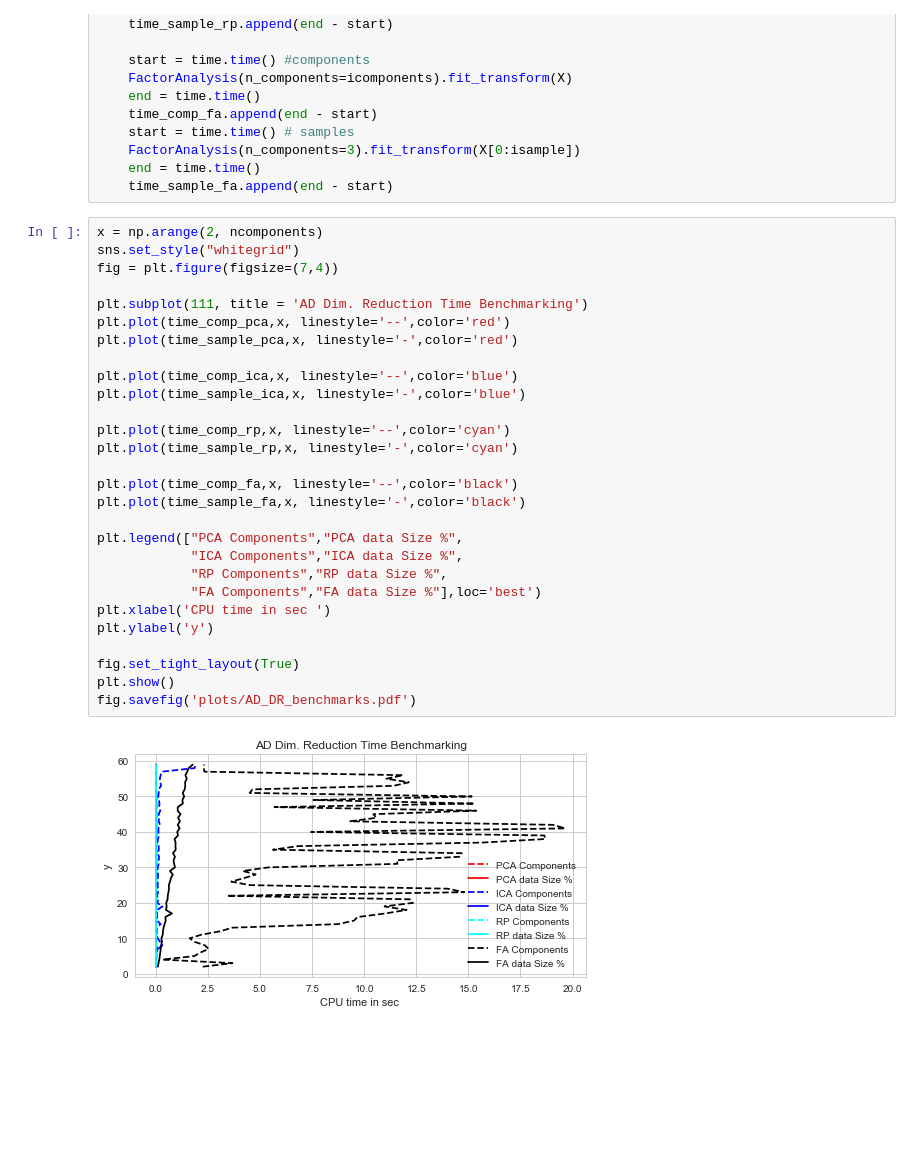
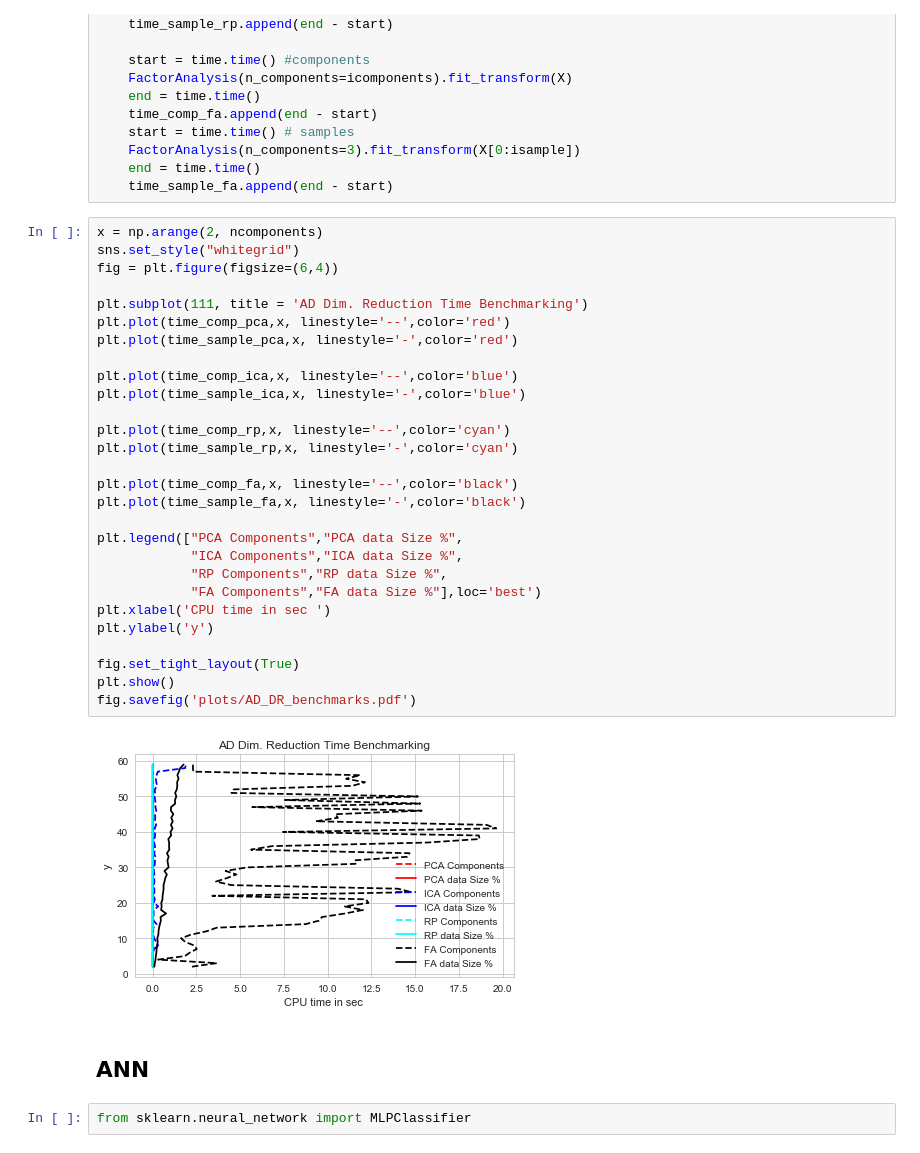
Before and after one commit to truzmeto/UnsupervisedLearning, a Jupyter notebook: AD.ipynb, the cells around one changed output. Cells and saved outputs as stored; diff of their text form; blank space fills up the shorter version.

```diff
--- a/AD.ipynb
+++ b/AD.ipynb
@@ -552,30 +635,34 @@ for icomponents in range(2,ncomponents):
 # %%
 x = np.arange(2, ncomponents)
 sns.set_style("whitegrid")
-fig = plt.figure(figsize=(7,4))
+fig = plt.figure(figsize=(6,4))
 
 plt.subplot(111, title = 'AD Dim. Reduction Time Benchmarking')
 plt.plot(time_comp_pca,x, linestyle='--',color='red')
 plt.plot(time_sample_pca,x, linestyle='-',color='red')
 
 plt.plot(time_comp_ica,x, linestyle='--',color='blue')
 plt.plot(time_sample_ica,x, linestyle='-',color='blue')
 
 plt.plot(time_comp_rp,x, linestyle='--',color='cyan')
 plt.plot(time_sample_rp,x, linestyle='-',color='cyan')
 
 plt.plot(time_comp_fa,x, linestyle='--',color='black')
 plt.plot(time_sample_fa,x, linestyle='-',color='black')
 
 plt.legend(["PCA Components","PCA data Size %",
             "ICA Components","ICA data Size %",
             "RP Components","RP data Size %",
             "FA Components","FA data Size %"],loc='best')
 plt.xlabel('CPU time in sec ')
 plt.ylabel('y')
 
 fig.set_tight_layout(True)
 plt.show()
 fig.savefig('plots/AD_DR_benchmarks.pdf')
 # %% [output]
-[figure, old version]
+[figure, new version]
+# %% [markdown]
+## ANN
+# %%
+from sklearn.neural_network import MLPClassifier
```
Also changed, not shown: parts of 38 cells of this notebook, 6 other files.
